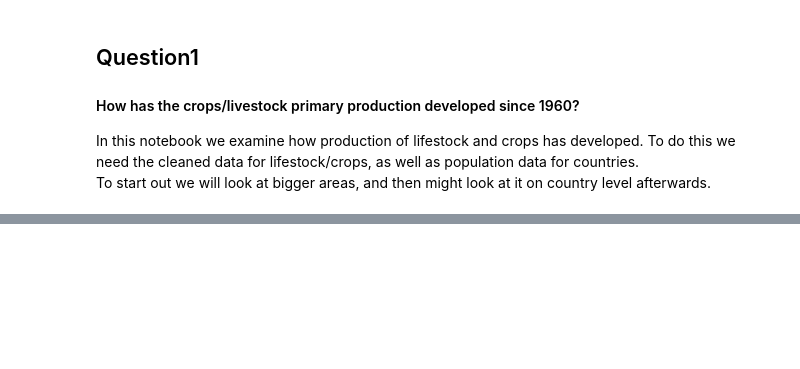
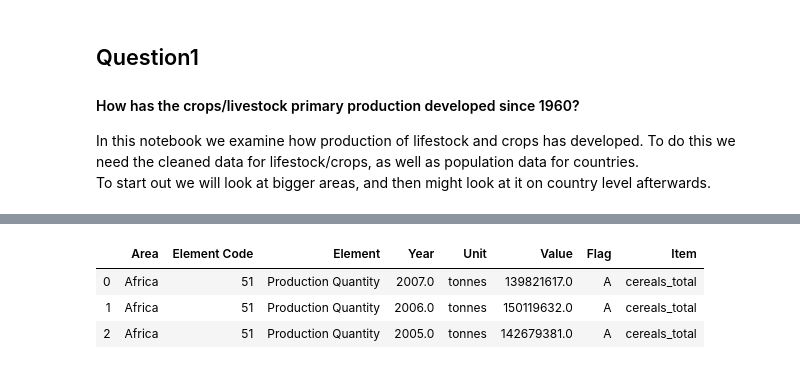
Before and after one commit to theodorhusefest/ADA-2019-project1-sovellettu-tiedon-analysoint, a Jupyter notebook: Question1.ipynb, the cells around one changed output, grey strips where cells are left out. Drawn from its saved outputs; the diff is of its cells as text; code cells hidden in the pictures; blank space fills up the shorter version.

```diff
--- a/Question1.ipynb
+++ b/Question1.ipynb
@@ -13,6 +13,7 @@ from scripts.visualization import *
 # %%
 meat_cont = pd.read_csv('./data/csv/meat_continents.csv')
 pop_cont = pd.read_csv('./data/csv/pop_continents.csv')
+crops_cont = pd.read_pickle('./data/pickles/crops_continents.pkl')
 # %%
 # Join meat and population dataframes
 data = meat_cont.merge(pop_cont, on = ['Area','Year', 'Area Code'])
@@ -55,6 +50,17 @@ Loading BokehJS ...
 [interactive output not drawn]
 [interactive output not drawn]
 [interactive output not drawn]
+# %%
+crops_cont = crops_cont[crops_cont['Element'] == 'Production Quantity']
+interesting_categories = ['cereals_total', 'potatoes', 'vegetables_melons_total']
+crops_cont = crops_cont[crops_cont['Item'].isin(interesting_categories)]
+crops = crops_cont.reset_index().drop(['index'], axis = 1)
+crops.head(3)
+# %% [output]
+|  | Area | Element Code | Element | Year | Unit | Value | Flag | Item |
+| 0 | Africa | 51 | Production Quantity | 2007.0 | tonnes | 139821617.0 | A | cereals_total |
+| 1 | Africa | 51 | Production Quantity | 2006.0 | tonnes | 150119632.0 | A | cereals_total |
+| 2 | Africa | 51 | Production Quantity | 2005.0 | tonnes | 142679381.0 | A | cereals_total |
 # %%
 from imp import reload
 import scripts.visualization
```
Also changed, not shown: parts of 4 cells of this notebook, 11 other files.
